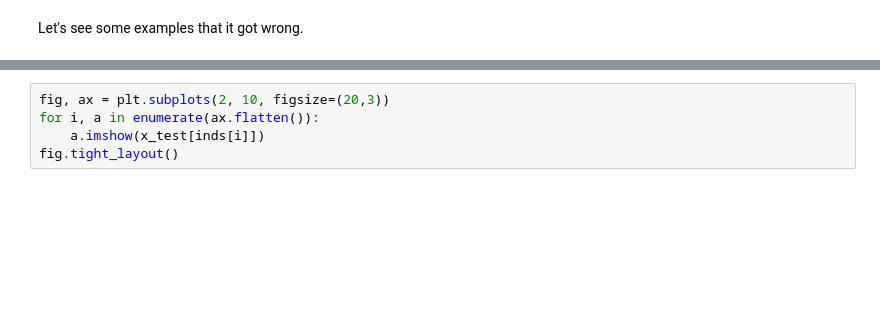
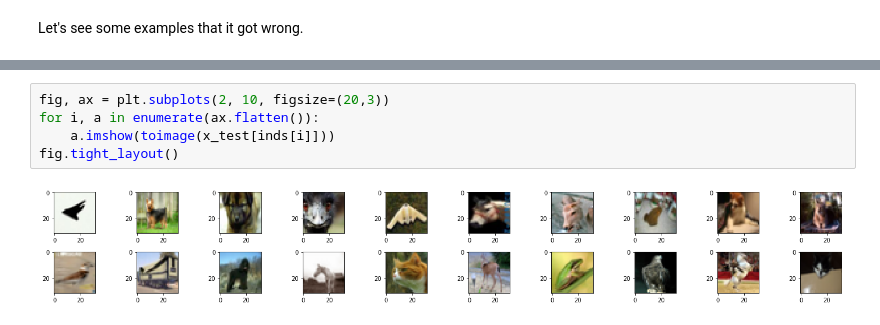
Before and after one commit to djreiss/deepLearnPlayground, a Jupyter notebook: 2-cifar-small-images-no-data-augmentation-deeper.ipynb, the cells around one changed output, grey strips where cells are left out. Cells and saved outputs as stored; diff of their text form; blank space fills up the shorter version.

```diff
--- a/2-cifar-small-images-no-data-augmentation-deeper.ipynb
+++ b/2-cifar-small-images-no-data-augmentation-deeper.ipynb
@@ -227,5 +270,7 @@ print(inds[:20], '\n', pred[inds][:20], '\n', y_test_orig.flatten()[inds][:20])
 # %%
 fig, ax = plt.subplots(2, 10, figsize=(20,3))
 for i, a in enumerate(ax.flatten()):
-    a.imshow(x_test[inds[i]])
+    a.imshow(toimage(x_test[inds[i]]))
 fig.tight_layout()
+# %% [output]
+[figure, added]
```
Also changed, not shown: parts of 9 cells of this notebook.
